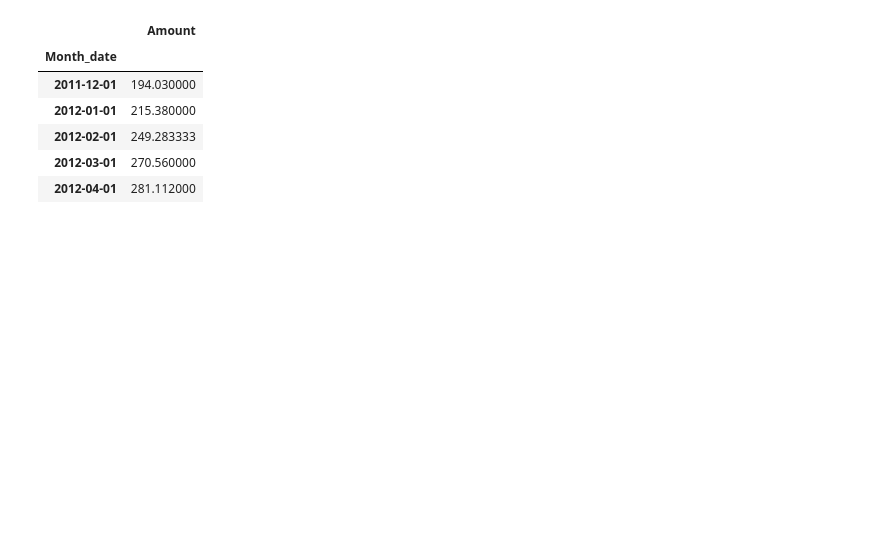
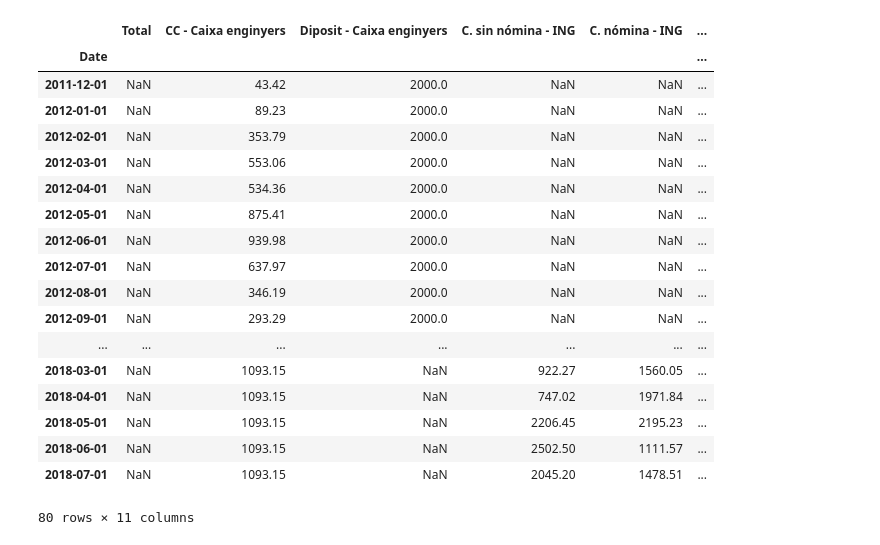
Before and after one commit to villoro/expensor, a Jupyter notebook: notebooks/Test.ipynb, the cells around one changed output. Saved outputs shown, nothing was run; the diff lists cells and outputs as text; code cells hidden in the pictures; blank space fills up the shorter version.

```diff
--- a/notebooks/Test.ipynb
+++ b/notebooks/Test.ipynb
@@ -10,6 +10,4 @@ import plotly.offline as py
 import utilities as u
 import constants as c
 # %%
-dfg = pd.read_excel("../data/data.xlsx", "trans_m", index_col=0)
+dfg = pd.read_excel("../data/data.xlsx", "liquid_m", index_col=0)
-# %%
-dfg = u.dfs.fix_df_trans(dfg)
@@ -137,10 +13,0 @@ for x in range(avg_month - 1):
-# %%
-df.rolling(avg_month, min_periods=1).mean().head()
-# %% [output]
-|  | Amount |
-| Month_date |  |
-| 2011-12-01 | 194.030000 |
-| 2012-01-01 | 215.380000 |
-| 2012-02-01 | 249.283333 |
-| 2012-03-01 | 270.560000 |
-| 2012-04-01 | 281.112000 |
@@ -148,0 +14,22 @@ import time
+# %%
+dfg
+# %% [output]
+|  | Total | CC - Caixa enginyers | Diposit - Caixa enginyers | C. sin nómina - ING | C. nómina - ING | ... |
+| Date |  |  |  |  |  | ... |
+| 2011-12-01 | NaN | 43.42 | 2000.0 | NaN | NaN | ... |
+| 2012-01-01 | NaN | 89.23 | 2000.0 | NaN | NaN | ... |
+| 2012-02-01 | NaN | 353.79 | 2000.0 | NaN | NaN | ... |
+| 2012-03-01 | NaN | 553.06 | 2000.0 | NaN | NaN | ... |
+| 2012-04-01 | NaN | 534.36 | 2000.0 | NaN | NaN | ... |
+| 2012-05-01 | NaN | 875.41 | 2000.0 | NaN | NaN | ... |
+| 2012-06-01 | NaN | 939.98 | 2000.0 | NaN | NaN | ... |
+| 2012-07-01 | NaN | 637.97 | 2000.0 | NaN | NaN | ... |
+| 2012-08-01 | NaN | 346.19 | 2000.0 | NaN | NaN | ... |
+| 2012-09-01 | NaN | 293.29 | 2000.0 | NaN | NaN | ... |
+| ... | ... | ... | ... | ... | ... | ... |
+| 2018-03-01 | NaN | 1093.15 | NaN | 922.27 | 1560.05 | ... |
+| 2018-04-01 | NaN | 1093.15 | NaN | 747.02 | 1971.84 | ... |
+| 2018-05-01 | NaN | 1093.15 | NaN | 2206.45 | 2195.23 | ... |
+| 2018-06-01 | NaN | 1093.15 | NaN | 2502.50 | 1111.57 | ... |
+| 2018-07-01 | NaN | 1093.15 | NaN | 2045.20 | 1478.51 | ... |
+80 rows × 11 columns
```
Also changed, not shown: parts of 14 cells of this notebook, 3 other files.
